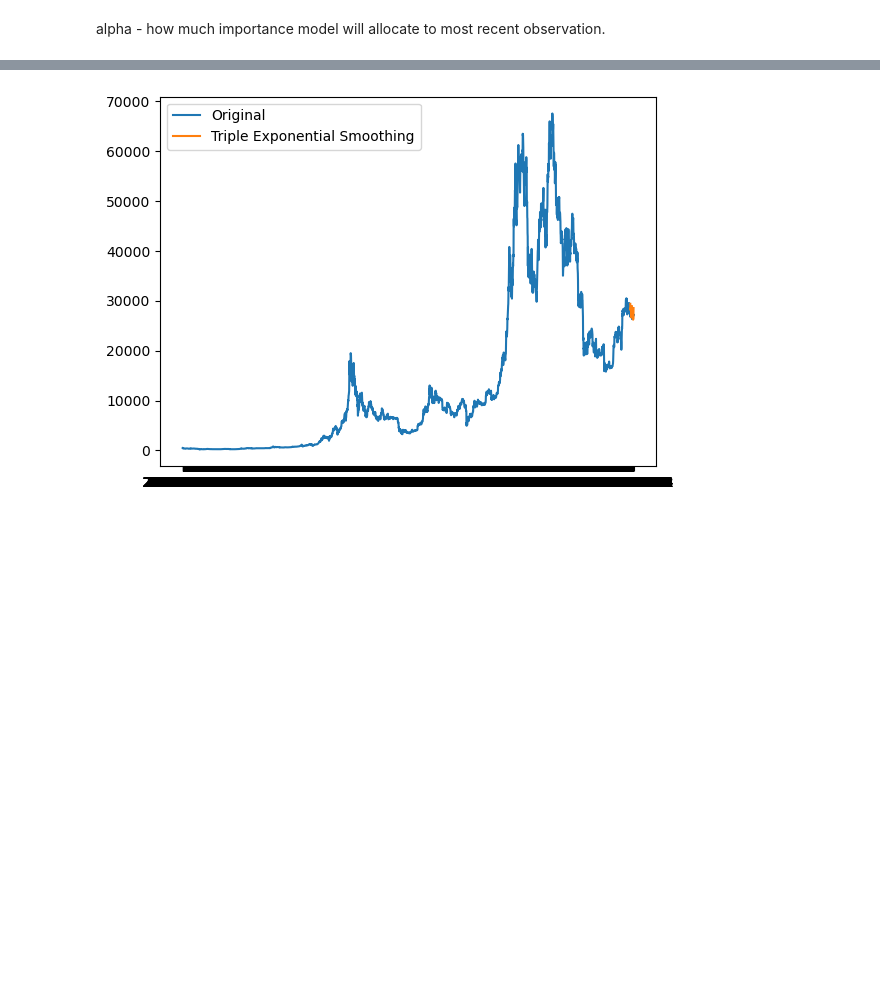
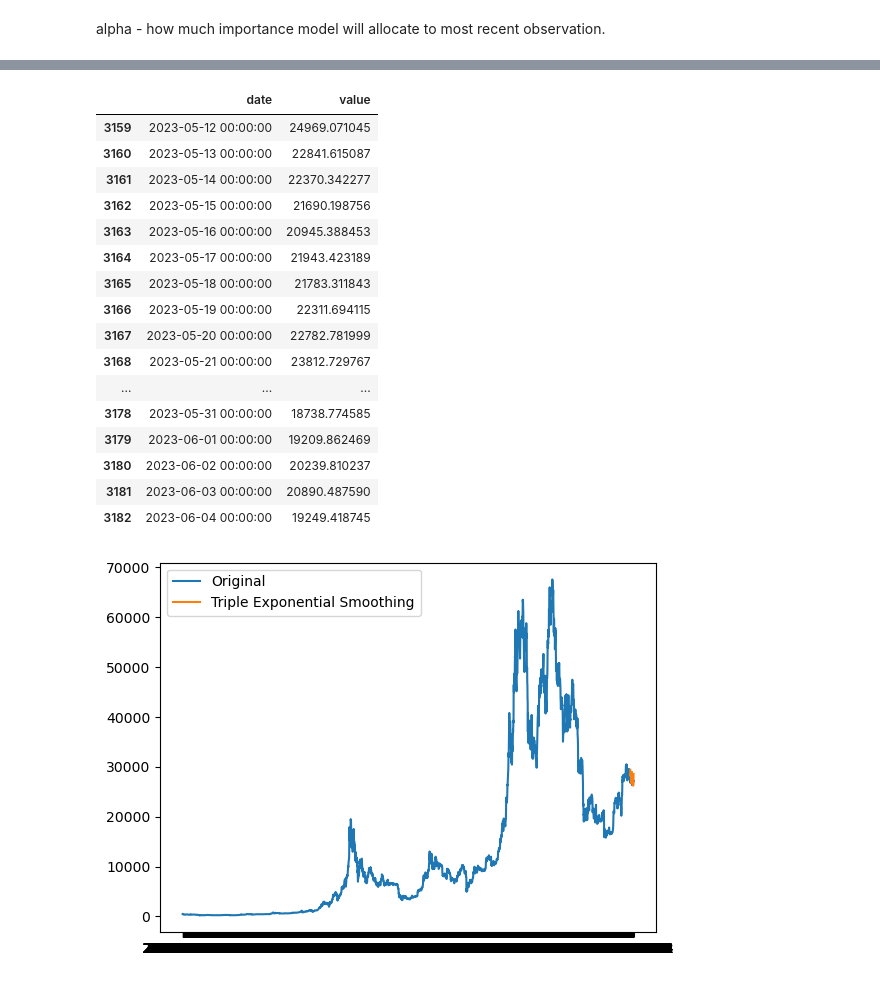
Before and after one commit to vvvijaya/DataAnalysis, a Jupyter notebook: btc_price_exp_smooth.ipynb, the cells around one changed output, grey strips where cells are left out. Cells and saved outputs as stored; diff of their text form; code cells hidden in the pictures; blank space fills up the shorter version.

Commit message:
experiment with .4 alpha

```diff
--- a/btc_price_exp_smooth.ipynb
+++ b/btc_price_exp_smooth.ipynb
@@ -85,5 +84,33 @@ After 0.13 initialization must be handled at model creation
 | 3180 | 2023-06-02 | 26373.293346 |
 | 3181 | 2023-06-03 | 26529.915586 |
 | 3182 | 2023-06-04 | 28537.630388 |
+# %%
+result_alpha4 = triple_exp_smoothing(df, .4, beta, gamma, n_preds)
+result_alpha4.drop(columns='value', inplace=True)
+result_alpha4.rename(columns={0:"value"}, inplace=True)
+result_alpha4.reset_index(inplace=True)
+result_alpha4.dropna(inplace=True)
+result_alpha4.rename(columns={"index":"date"}, inplace=True)
+#result_alpha4["date"]= result["date"].dt.date
+result_alpha4.set_index('date')
+result_alpha4
+# %% [output]
+|  | date | value |
+| 3159 | 2023-05-12 00:00:00 | 24969.071045 |
+| 3160 | 2023-05-13 00:00:00 | 22841.615087 |
+| 3161 | 2023-05-14 00:00:00 | 22370.342277 |
+| 3162 | 2023-05-15 00:00:00 | 21690.198756 |
+| 3163 | 2023-05-16 00:00:00 | 20945.388453 |
+| 3164 | 2023-05-17 00:00:00 | 21943.423189 |
+| 3165 | 2023-05-18 00:00:00 | 21783.311843 |
+| 3166 | 2023-05-19 00:00:00 | 22311.694115 |
+| 3167 | 2023-05-20 00:00:00 | 22782.781999 |
+| 3168 | 2023-05-21 00:00:00 | 23812.729767 |
+| ... | ... | ... |
+| 3178 | 2023-05-31 00:00:00 | 18738.774585 |
+| 3179 | 2023-06-01 00:00:00 | 19209.862469 |
+| 3180 | 2023-06-02 00:00:00 | 20239.810237 |
+| 3181 | 2023-06-03 00:00:00 | 20890.487590 |
+| 3182 | 2023-06-04 00:00:00 | 19249.418745 |
 # %%
 # Plot the result
```
Also changed, not shown: parts of 4 cells of this notebook.
